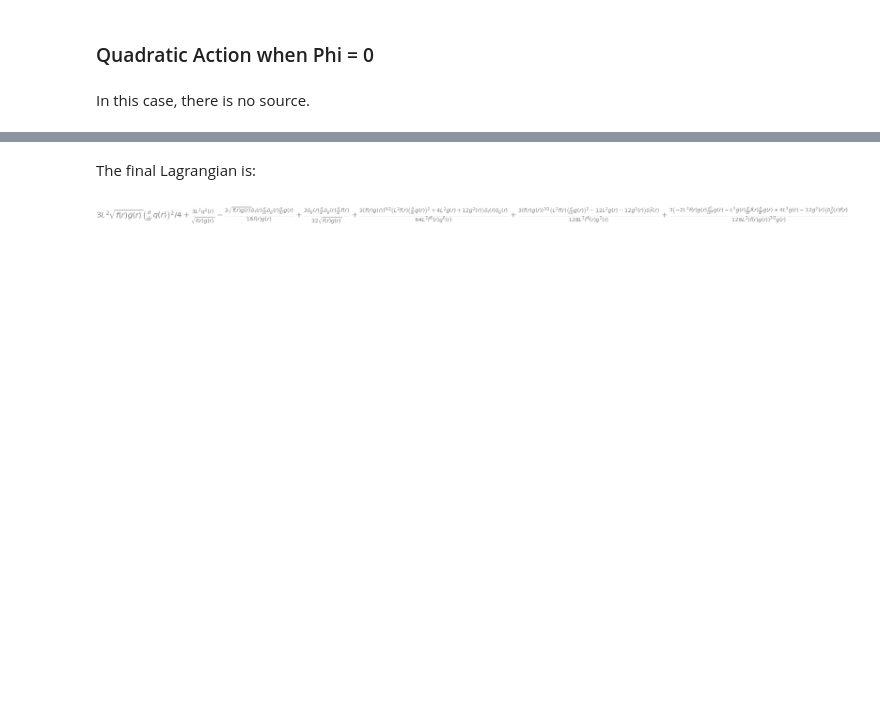
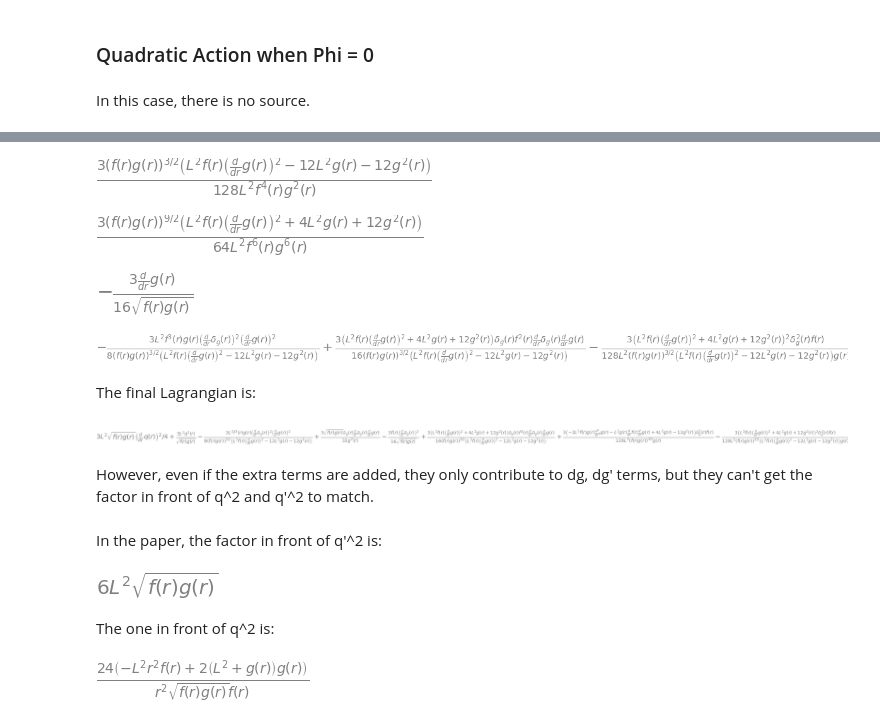
Before and after one commit to jchryssanthacopoulos/wormholes, a Jupyter notebook: second_order_action_analysis.ipynb, the cells around one changed output, grey strips where cells are left out. Saved outputs shown, nothing was run; the diff lists cells and outputs as text; code cells hidden in the pictures; blank space fills up the shorter version.

```diff
--- a/second_order_action_analysis.ipynb
+++ b/second_order_action_analysis.ipynb
@@ -326,10 +383,47 @@ action_phi_0
+# %%
+A2 = ddS_ff.subs({Phi: 0, dPhi: 0})
+A2
+# %% [output]
+[figure, added]
+# %%
+B2 = ddS_fg.subs({Phi: 0, dPhi: 0})
+B2
+# %% [output]
+[figure, added]
+# %%
+C2 = ddS_fdg.subs({Phi: 0, dPhi: 0})
+C2
+# %% [output]
+[figure, added]
+# %%
+a_1_2 = sympy.sqrt(-A2)
+a_2_2 = -B2 / (2 * a_1_2)
+a_3_2 = -C2 / (2 * a_1_2)
+c_0_2 = -B2 ** 2 * delta_g ** 2 / (4 * A2) - B2 * C2 * delta_g * ddelta_g / (2 * A2) - C2 ** 2 * ddelta_g ** 2 / (4 * A2)
+# %%
+c_0_2
+# %% [output]
+[figure, added]
 # %% [markdown]
 The final Lagrangian is:
 # %%
-final_lagrangian_no_phi = (
-    action_q.subs({Phi: 0, dPhi: 0, sympy.diff(dPhi, r): 0}) +
-    action_phi_0
-)
+final_lagrangian_no_phi = action_q_phi_0 + c_0_2
 final_lagrangian_no_phi
 # %% [output]
-[figure, old version]
+[figure, new version]
+# %% [markdown]
+However, even if the extra terms are added, they only contribute to dg, dg' terms, but they can't get the factor in front of q^2 and q'^2 to match.
+# %% [markdown]
+In the paper, the factor in front of q'^2 is:
+# %%
+factor_dq_square = sympy.sqrt(f * g) * 6 * L ** 2
+factor_dq_square
+# %% [output]
+[figure, added]
+# %% [markdown]
+The one in front of q^2 is:
+# %%
+factor_q_square = (1 / sympy.sqrt(f * g)) * 24 * L ** 2 * ((2 * g * (L ** 2 + g) / (r ** 2 * L ** 2 * f)) - 1)
+factor_q_square.simplify()
+# %% [output]
+[figure, added]
```
Also changed, not shown: parts of 62 cells of this notebook, 2 other files.
